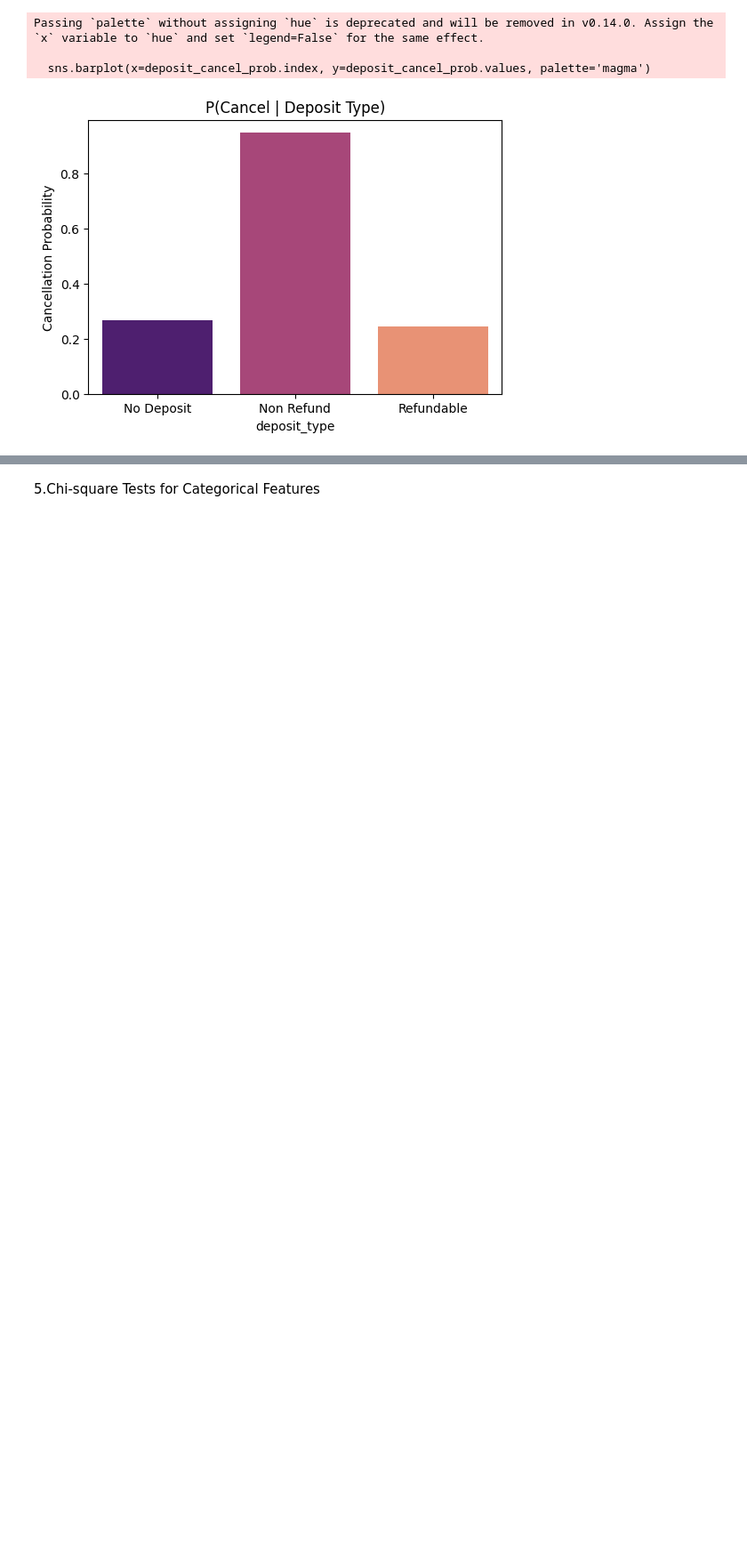
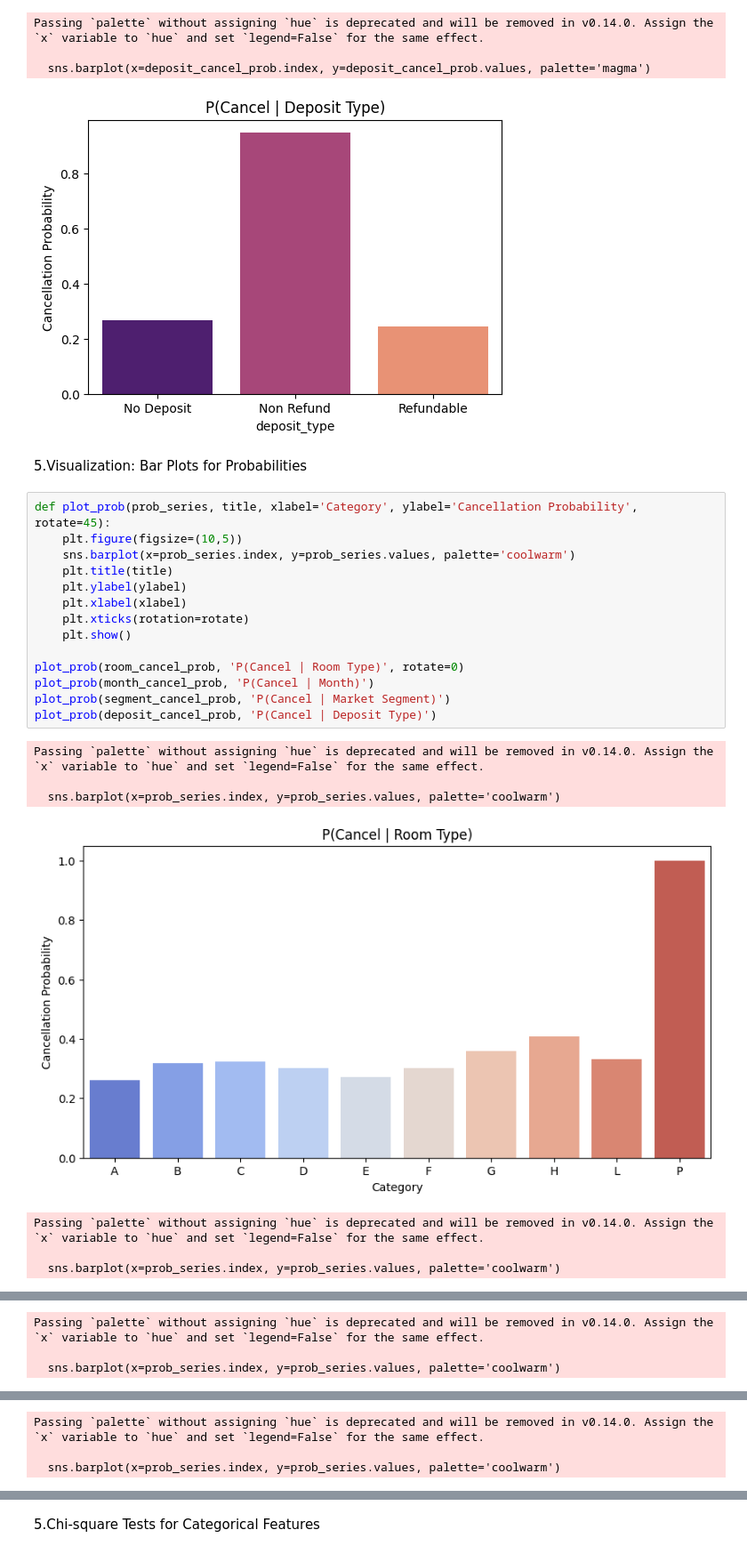
Before and after one commit to menna-elbanna/Project-DA, a Jupyter notebook: notebooks/Probability_Hypothesis.ipynb, the cells around one changed output, grey strips where cells are left out. Shown at 89% size. Saved outputs shown, nothing was run; the diff lists cells and outputs as text; blank space fills up the shorter version.

Commit message:
Add bar plots for cancellation probabilities

```diff
--- a/notebooks/Probability_Hypothesis.ipynb
+++ b/notebooks/Probability_Hypothesis.ipynb
@@ -124,3 +124,27 @@ Passing `palette` without assigning `hue` is deprecated and will be removed in v
 
   sns.barplot(x=deposit_cancel_prob.index, y=deposit_cancel_prob.values, palette='magma')
 [figure]
+# %% [markdown]
+5.Visualization: Bar Plots for Probabilities
+# %%
+def plot_prob(prob_series, title, xlabel='Category', ylabel='Cancellation Probability', rotate=45):
+    plt.figure(figsize=(10,5))
+    sns.barplot(x=prob_series.index, y=prob_series.values, palette='coolwarm')
+    plt.title(title)
+    plt.ylabel(ylabel)
+    plt.xlabel(xlabel)
+    plt.xticks(rotation=rotate)
+    plt.show()
+
+plot_prob(room_cancel_prob, 'P(Cancel | Room Type)', rotate=0)
+plot_prob(month_cancel_prob, 'P(Cancel | Month)')
+plot_prob(segment_cancel_prob, 'P(Cancel | Market Segment)')
+plot_prob(deposit_cancel_prob, 'P(Cancel | Deposit Type)')
+# %% [output]
+Passing `palette` without assigning `hue` is deprecated and will be removed in v0.14.0. Assign the `x` variable to `hue` and set `legend=False` for the same effect.
+
+  sns.barplot(x=prob_series.index, y=prob_series.values, palette='coolwarm')
+[figure, added]
+Passing `palette` without assigning `hue` is deprecated and will be removed in v0.14.0. Assign the `x` variable to `hue` and set `legend=False` for the same effect.
+
+  sns.barplot(x=prob_series.index, y=prob_series.values, palette='coolwarm')
@@ -126,0 +152,3 @@ Passing `palette` without assigning `hue` is deprecated and will be removed in v
+Passing `palette` without assigning `hue` is deprecated and will be removed in v0.14.0. Assign the `x` variable to `hue` and set `legend=False` for the same effect.
+
+  sns.barplot(x=prob_series.index, y=prob_series.values, palette='coolwarm')
@@ -126,0 +156,3 @@ Passing `palette` without assigning `hue` is deprecated and will be removed in v
+Passing `palette` without assigning `hue` is deprecated and will be removed in v0.14.0. Assign the `x` variable to `hue` and set `legend=False` for the same effect.
+
+  sns.barplot(x=prob_series.index, y=prob_series.values, palette='coolwarm')
```
Also changed, not shown: parts of 3 cells of this notebook.
